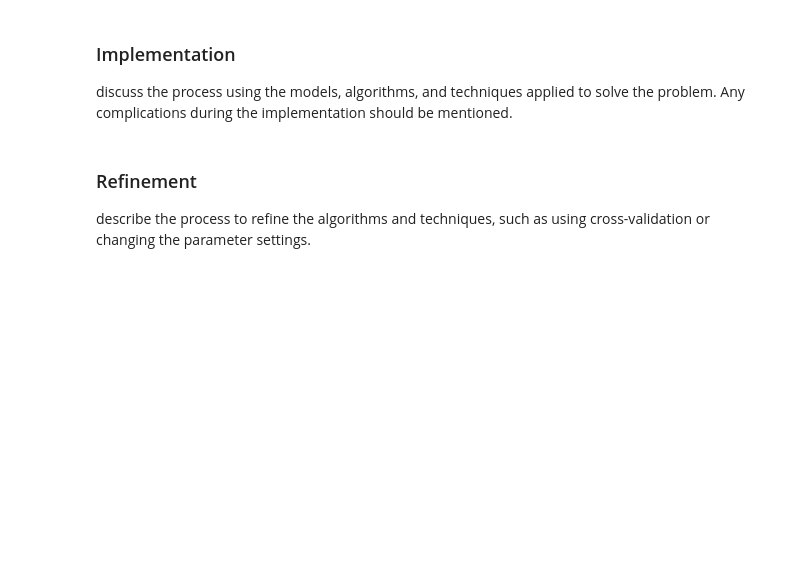
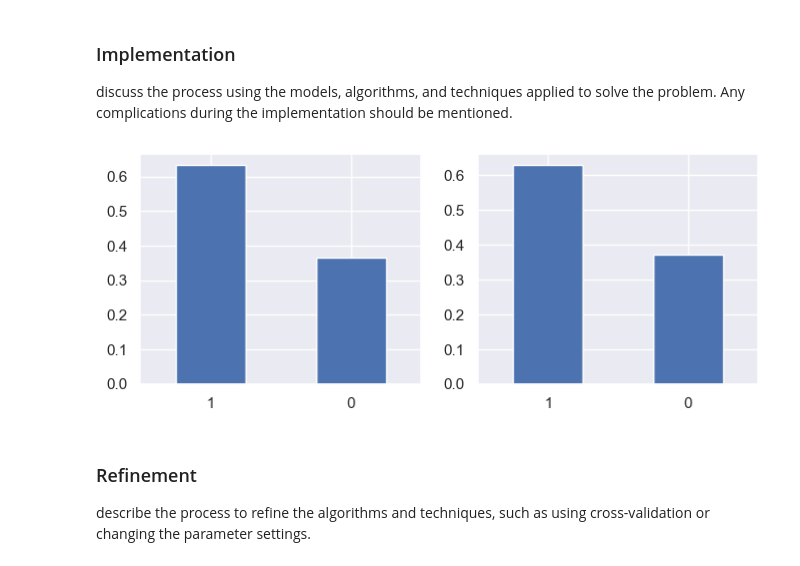
Before and after one commit to hunglng/dsnd-starbuck, a Jupyter notebook: Starbucks_Capstone_notebook.ipynb, the cells around one changed output. Cells and saved outputs as stored; diff of their text form; code cells hidden in the pictures; blank space fills up the shorter version.

Commit message:
WIP train_model

```diff
--- a/Starbucks_Capstone_notebook.ipynb
+++ b/Starbucks_Capstone_notebook.ipynb
@@ -603,3 +603,19 @@ features = processed_df.drop(columns=["offer_completed"])
 # %% [markdown]
 ### Implementation
 discuss the process using the models, algorithms, and techniques applied to solve the problem. Any complications during the implementation should be mentioned.
+# %%
+from sklearn.model_selection import train_test_split
+
+X_train, X_test, y_train, y_test = train_test_split(features, target, test_size=0.3, random_state=42)
+# %%
+plt.figure(figsize=(8,3))
+
+plt.subplot(121)
+y_train.value_counts(normalize=True).plot(kind='bar', rot=0);
+plt.grid(True);
+
+plt.subplot(122)
+y_test.value_counts(normalize=True).plot(kind='bar', rot=0);
+plt.grid(True);
+# %% [output]
+[figure, added]
```
Also changed, not shown: parts of 2 cells of this notebook.
